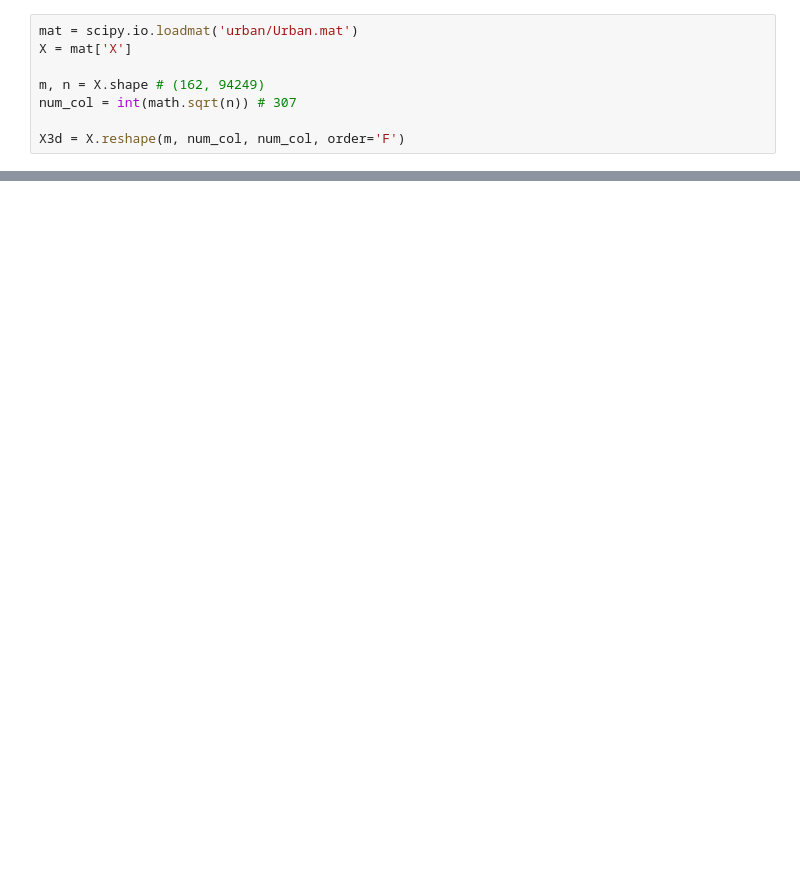
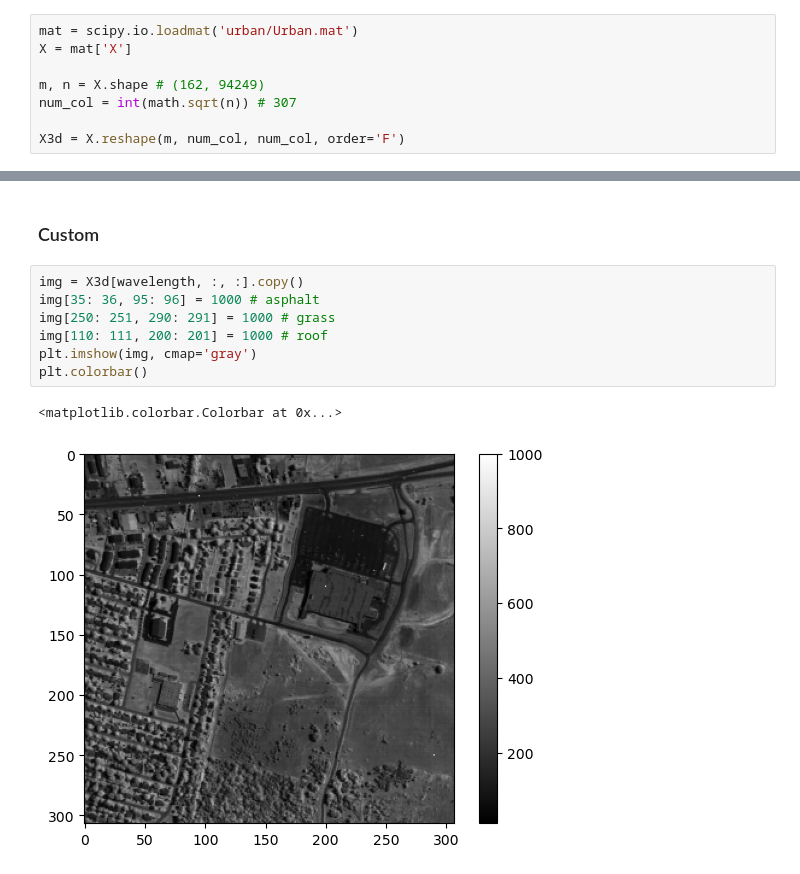
Before and after one commit to waqasbinhamed/seminmf, a Jupyter notebook: isolated tests.ipynb, the cells around one changed output, grey strips where cells are left out. Cells and saved outputs as stored; diff of their text form; blank space fills up the shorter version.

```diff
--- a/isolated tests.ipynb
+++ b/isolated tests.ipynb
@@ -70,0 +52,12 @@ with open(f'urban/2022_11_19/full/r{rank}_ini.npz', 'wb') as fout:
+# %% [markdown]
+### Custom
+# %%
+img = X3d[wavelength, :, :].copy()
+img[35: 36, 95: 96] = 1000 # asphalt
+img[250: 251, 290: 291] = 1000 # grass
+img[110: 111, 200: 201] = 1000 # roof
+plt.imshow(img, cmap='gray')
+plt.colorbar()
+# %% [output]
+<matplotlib.colorbar.Colorbar at 0x...>
+[figure, added]
```
Also changed, not shown: parts of 20 cells of this notebook, 4 other files.
